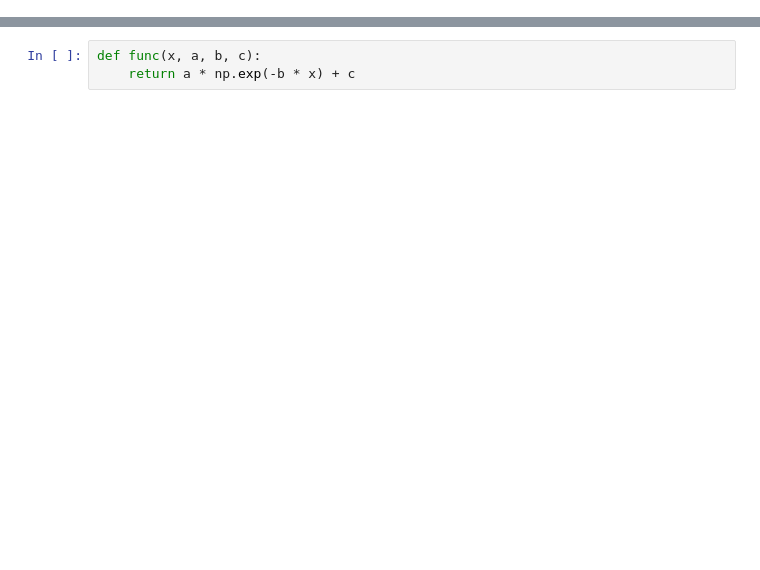
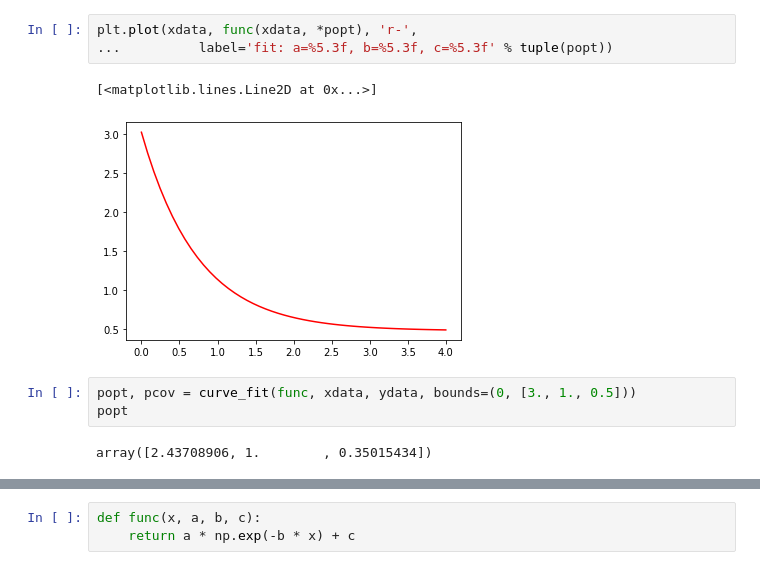
Before and after one commit to PredictXANES/XANES_Capstone, a Jupyter notebook: examples/GaussianProcessRegression_fitcurve.ipynb, the cells around one changed output, grey strips where cells are left out. Cells and saved outputs as stored; diff of their text form; blank space fills up the shorter version.

```diff
--- a/examples/GaussianProcessRegression_fitcurve.ipynb
+++ b/examples/GaussianProcessRegression_fitcurve.ipynb
@@ -18,0 +22,11 @@ plt.plot(a,b)
+# %%
+plt.plot(xdata, func(xdata, *popt), 'r-',
+...          label='fit: a=%5.3f, b=%5.3f, c=%5.3f' % tuple(popt))
+# %% [output]
+[<matplotlib.lines.Line2D at 0x...>]
+[figure, added]
+# %%
+popt, pcov = curve_fit(func, xdata, ydata, bounds=(0, [3., 1., 0.5]))
+popt
+# %% [output]
+array([2.43708906, 1.        , 0.35015434])
```
Also changed, not shown: parts of 37 cells of this notebook.
